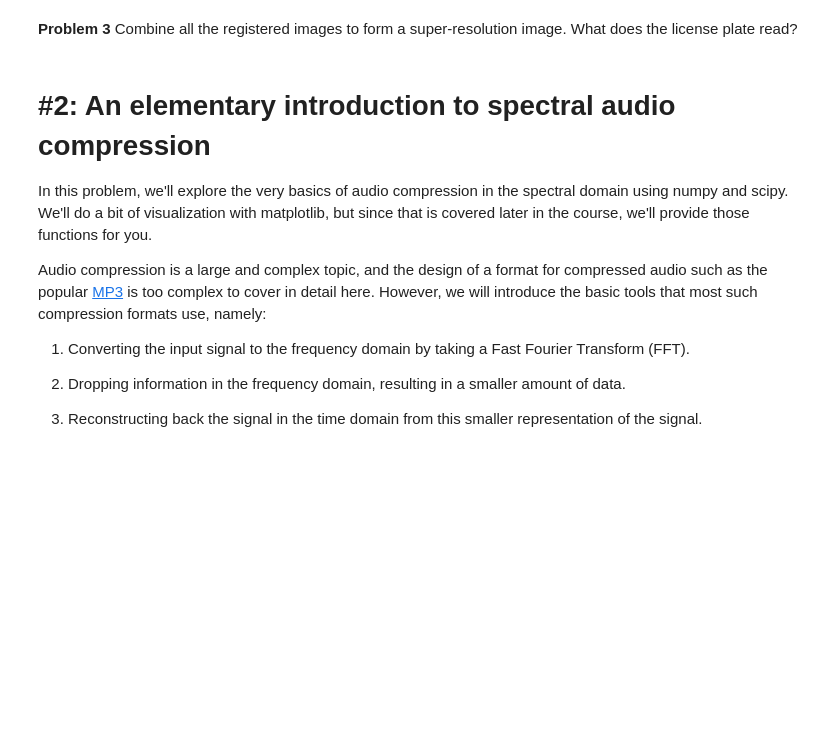
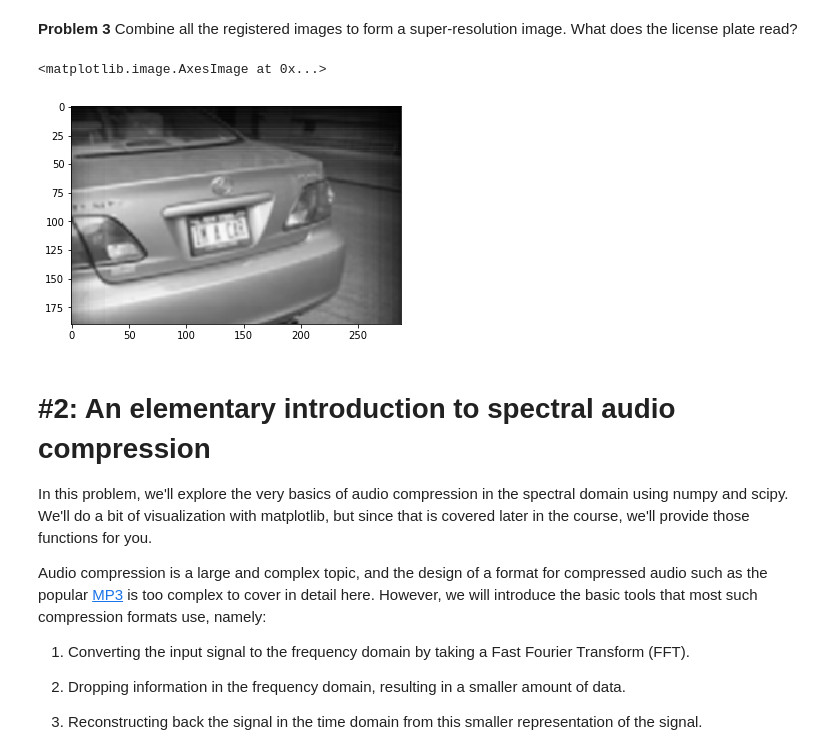
Before and after one commit to bfolie/Python-seminar, a Jupyter notebook: hw_1/hw_1_assignment.ipynb, the cells around one changed output. Drawn from its saved outputs; the diff is of its cells as text; code cells hidden in the pictures; blank space fills up the shorter version.

```diff
--- a/hw_1/hw_1_assignment.ipynb
+++ b/hw_1/hw_1_assignment.ipynb
@@ -73,5 +142,14 @@ tar -xvzf homework1_data.tgz  # do NOT check this files into git...
 # %% [markdown]
 **Problem 3** Combine all the registered images to form a super-resolution image. What does the license plate read?
+# %%
+sum_array = np.zeros(base_size)
+for image in shifted_image_list:
+    sum_array += np.ndarray.astype(image, float)
+sum_array = sum_array/numImages
+plt.imshow(array_to_image(sum_array))
+# %% [output]
+<matplotlib.image.AxesImage at 0x...>
+[figure, added]
 # %% [markdown]
 # #2: An elementary introduction to spectral audio compression
 
```
Also changed, not shown: parts of 8 cells of this notebook.
